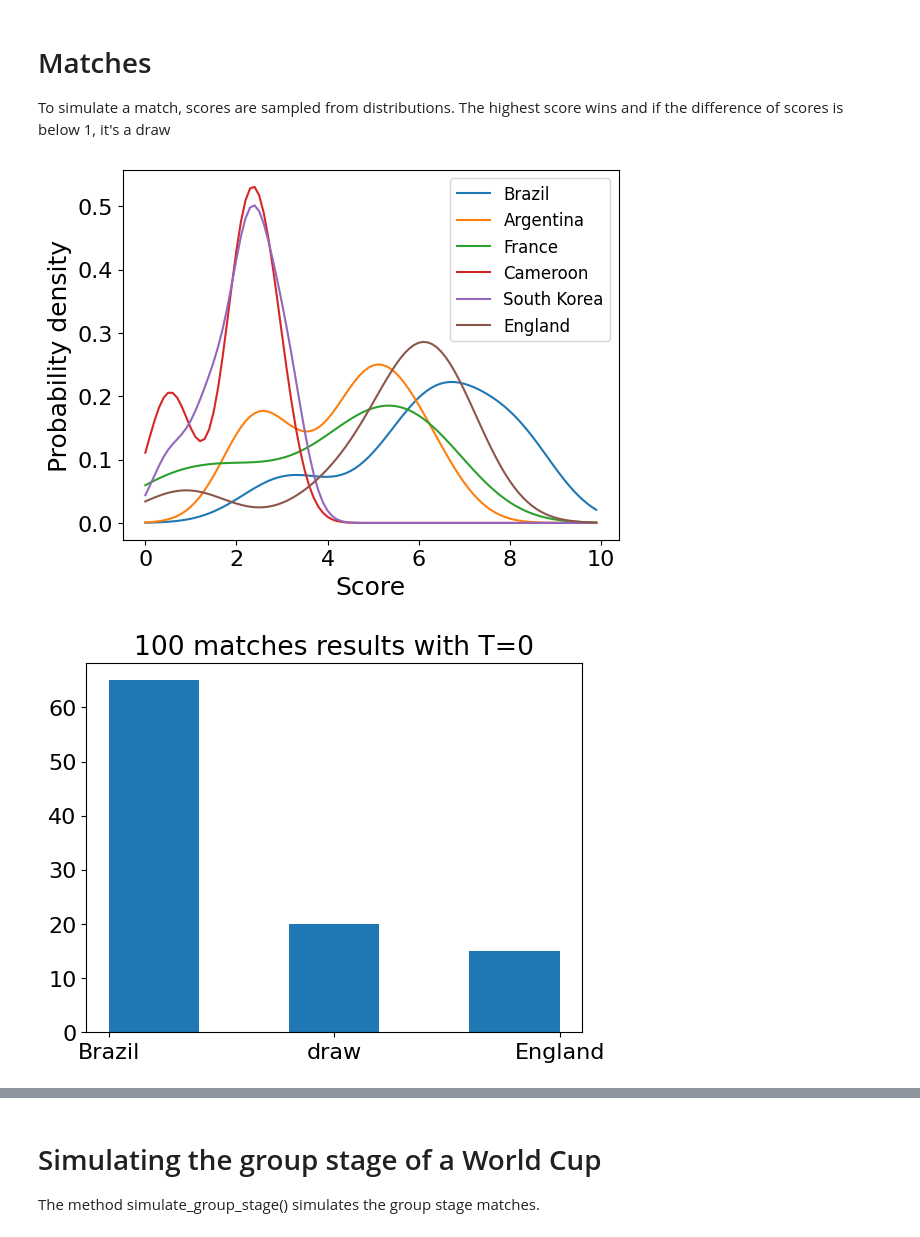
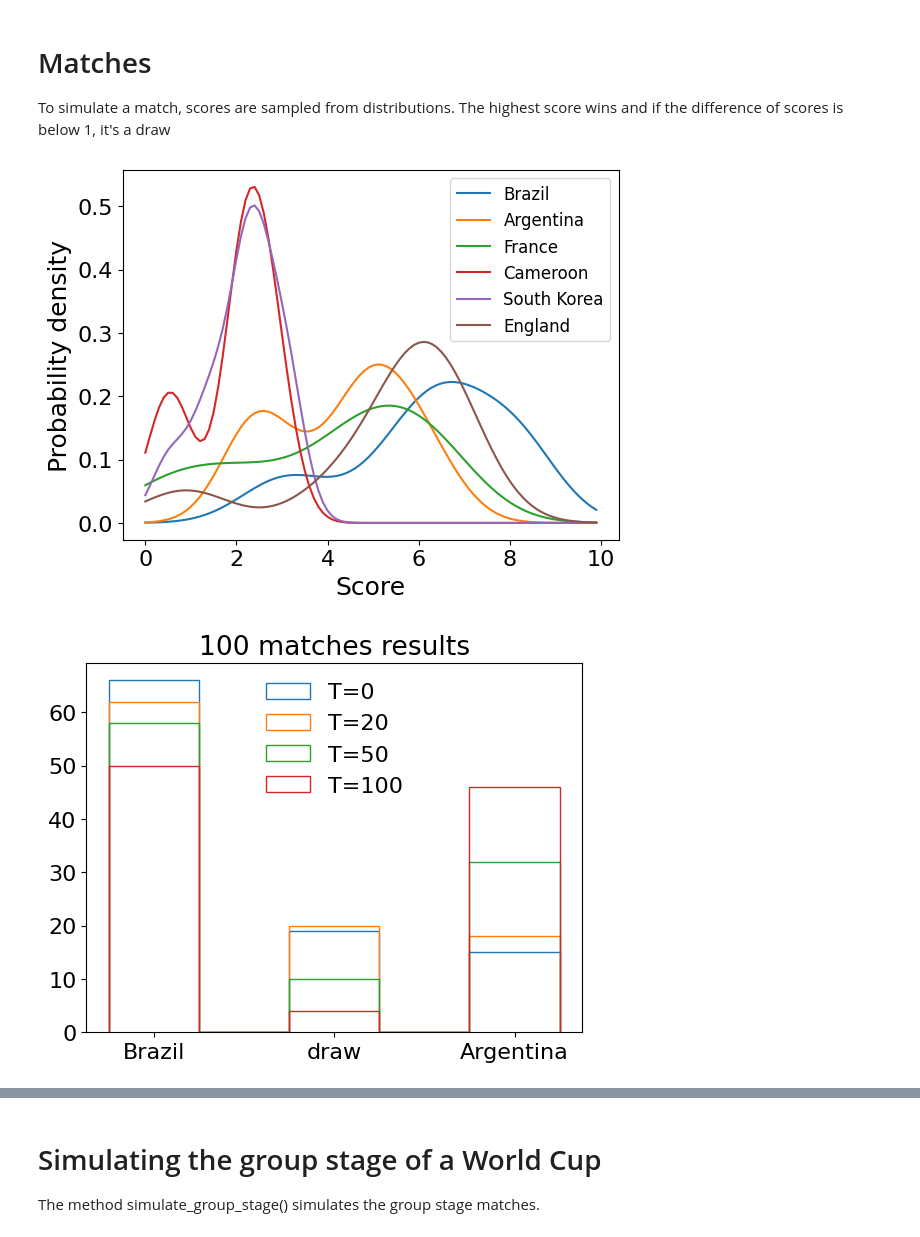
Before and after one commit to frasera00/World_cup_simulation, a Jupyter notebook: WorldCupProject.ipynb, the cells around one changed output, grey strips where cells are left out. Cells and saved outputs as stored; diff of their text form; code cells hidden in the pictures.

```diff
--- a/WorldCupProject.ipynb
+++ b/WorldCupProject.ipynb
@@ -426,40 +438,41 @@ To simulate a match, scores are sampled from distributions. The highest score wi
 # %%
 #exemplos de distribuiçoes
 
-counts = {}
 sq_list = ["Brazil","Argentina","France","Cameroon","South Korea","England"]
-
-
 fig, ax = plt.subplots(1,1)
 
 for squad in ["Brazil","Argentina","France","Cameroon","South Korea","England"]:
     dist = stats.gaussian_kde(scores_squad[squad],bw_method=0.5)
 
     x = np.arange(0,10,0.1)
     y = dist.pdf(x)
 
     ax.plot(x,y,label=squad)
     ax.set_ylabel("Probability density",size=18)
     ax.set_xlabel("Score",size=18)
     ax.legend(fontsize=12)
 
+squad1 = "Brazil"
+squad2 = "Argentina"
+n_matches = 100
+dist = stats.gaussian_kde(scores_squad[squad1],bw_method=0.5)
+dist_adv = stats.gaussian_kde(scores_squad[squad2],bw_method=0.5)
 
-adversaries = [sq for sq in sq_list if sq != squad]
-n_matches = 100
-
-for adv in adversaries:
-    dist_adv = stats.gaussian_kde(scores_squad[adv],bw_method=0.5)
-
+fig1, ax1 = plt.subplots(1,1)
+for T in [0,20,50,100]:
     count = []
     for i in range(n_matches):
-        match_result = world_cup.simulate_match(dist, dist_adv, squad, adv, T)
+        match_result = world_cup.simulate_match(dist, dist_adv, squad1, squad2, T)
         count.append(match_result)
-    counts[squad+'x'+adv] = count
 
-#resultado de 100 confrontos
-fig1, ax1 = plt.subplots(1,1)
-ax1.hist(counts["BrazilxEngland"],bins=5,align="mid")
-ax1.set_title(f"100 matches results with T={T}")
+    #resultado de 100 confrontos
+    counts = list(map({squad1:1,"draw":3,squad2:5}.get,count))
+    n, bins, patches = ax1.hist(counts, bins=5, label=f"T={T}", histtype="step")
+    dx = bins[1] - bins[0]
+    ax1.set_xticks([bins[0]+0.5*dx, bins[2]+0.5*dx, bins[4]+0.5*dx])
+    ax1.set_xticklabels([squad1, "draw", squad2])
+    ax1.legend(frameon=False)
+    ax1.set_title(f"100 matches results")
 # %% [output]
 [figure]
-[figure, old version]
+[figure, new version]
```
Also changed, not shown: parts of 5 cells of this notebook.
